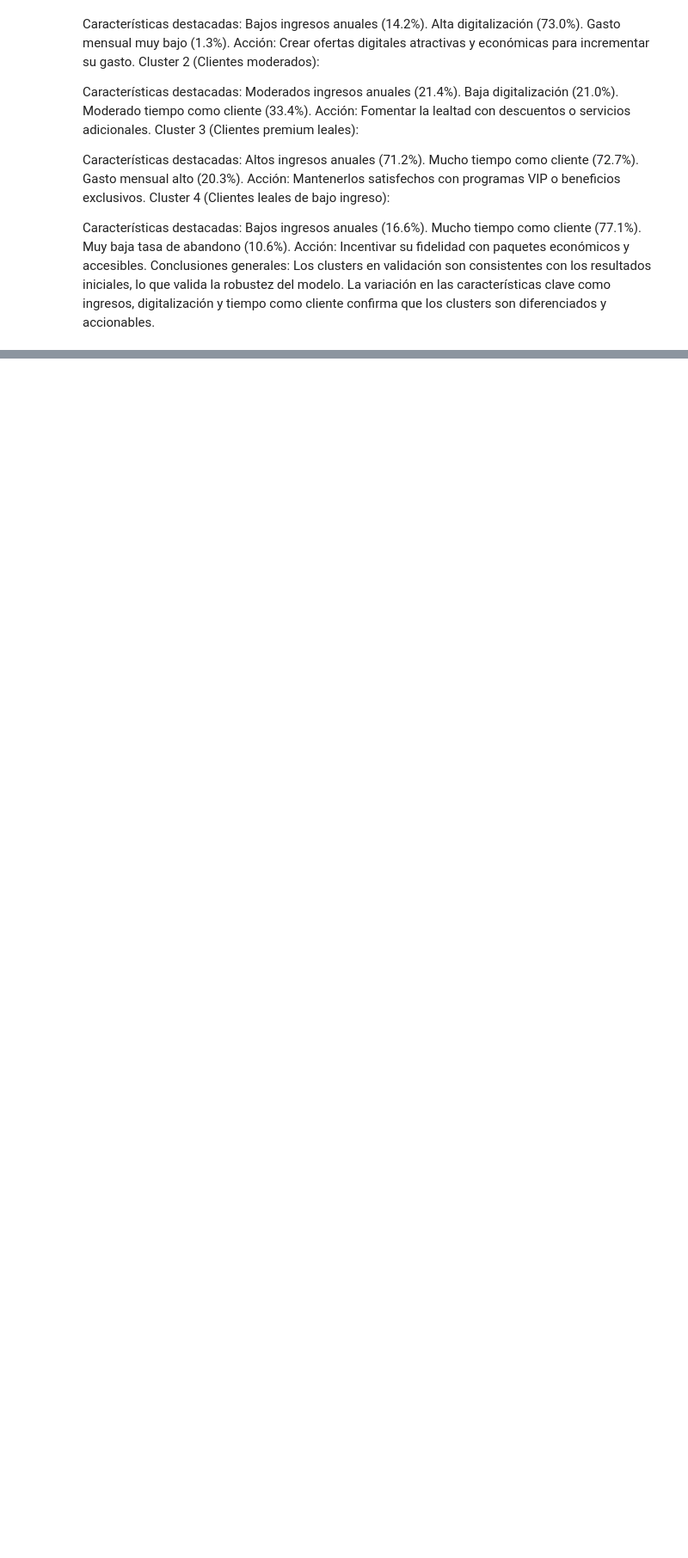
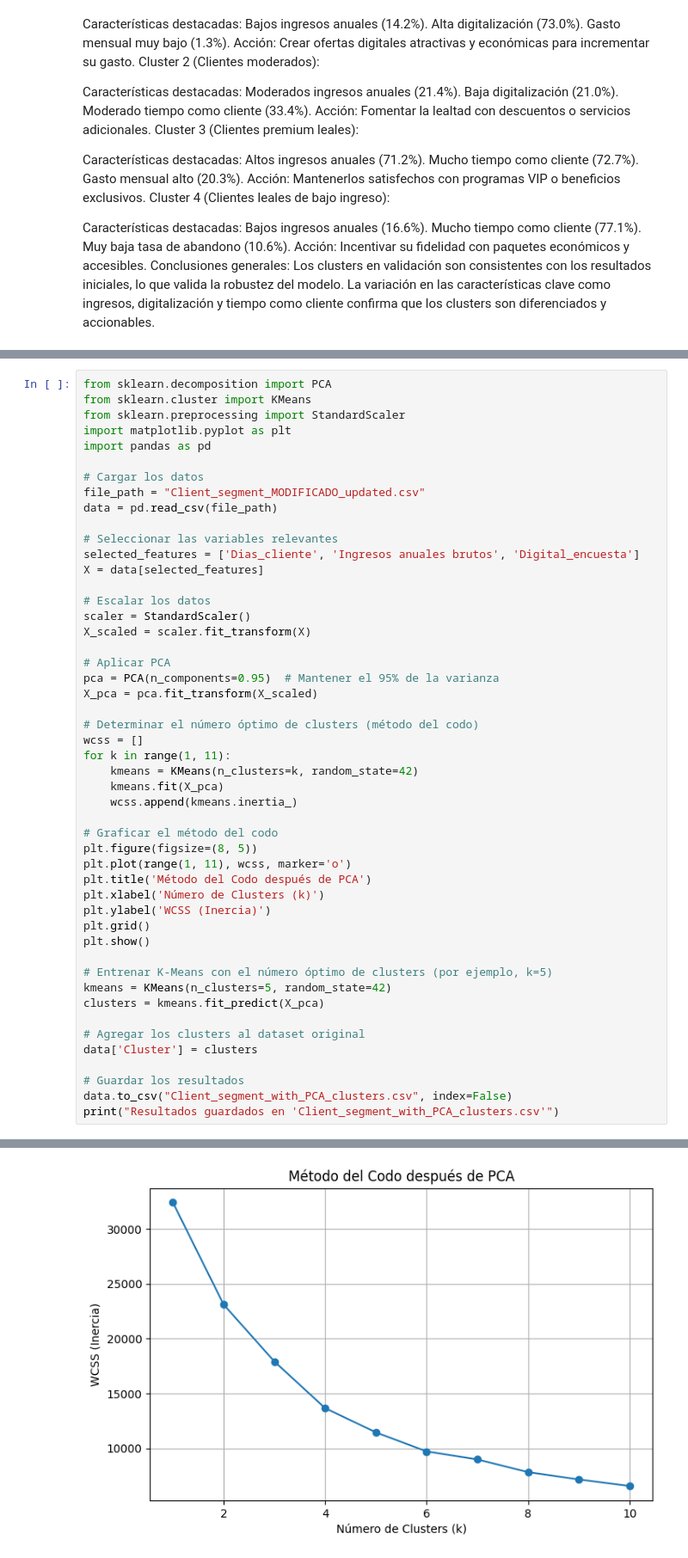
Before and after one commit to AngelMP02/caso5Machine, a Jupyter notebook: data.ipynb, the cells around one changed output, grey strips where cells are left out. Shown at 86% size. Cells and saved outputs as stored; diff of their text form; blank space fills up the shorter version.

```diff
--- a/data.ipynb
+++ b/data.ipynb
@@ -616,0 +655,50 @@ La variación en las características clave como ingresos, digitalización y tie
+# %%
+from sklearn.decomposition import PCA
+from sklearn.cluster import KMeans
+from sklearn.preprocessing import StandardScaler
+import matplotlib.pyplot as plt
+import pandas as pd
+
+# Cargar los datos
+file_path = "Client_segment_MODIFICADO_updated.csv"
+data = pd.read_csv(file_path)
+
+# Seleccionar las variables relevantes
+selected_features = ['Dias_cliente', 'Ingresos anuales brutos', 'Digital_encuesta']
+X = data[selected_features]
+
+# Escalar los datos
+scaler = StandardScaler()
+X_scaled = scaler.fit_transform(X)
+
+# Aplicar PCA
+pca = PCA(n_components=0.95)  # Mantener el 95% de la varianza
+X_pca = pca.fit_transform(X_scaled)
+
+# Determinar el número óptimo de clusters (método del codo)
+wcss = []
+for k in range(1, 11):
+    kmeans = KMeans(n_clusters=k, random_state=42)
+    kmeans.fit(X_pca)
+    wcss.append(kmeans.inertia_)
+
+# Graficar el método del codo
+plt.figure(figsize=(8, 5))
+plt.plot(range(1, 11), wcss, marker='o')
+plt.title('Método del Codo después de PCA')
+plt.xlabel('Número de Clusters (k)')
+plt.ylabel('WCSS (Inercia)')
+plt.grid()
+plt.show()
+
+# Entrenar K-Means con el número óptimo de clusters (por ejemplo, k=5)
+kmeans = KMeans(n_clusters=5, random_state=42)
+clusters = kmeans.fit_predict(X_pca)
+
+# Agregar los clusters al dataset original
+data['Cluster'] = clusters
+
+# Guardar los resultados
+data.to_csv("Client_segment_with_PCA_clusters.csv", index=False)
+print("Resultados guardados en 'Client_segment_with_PCA_clusters.csv'")
+# %% [output]
@@ -616,0 +719 @@ La variación en las características clave como ingresos, digitalización y tie
+[figure, added]
```
Also changed, not shown: parts of 11 cells of this notebook, 2 other files.
